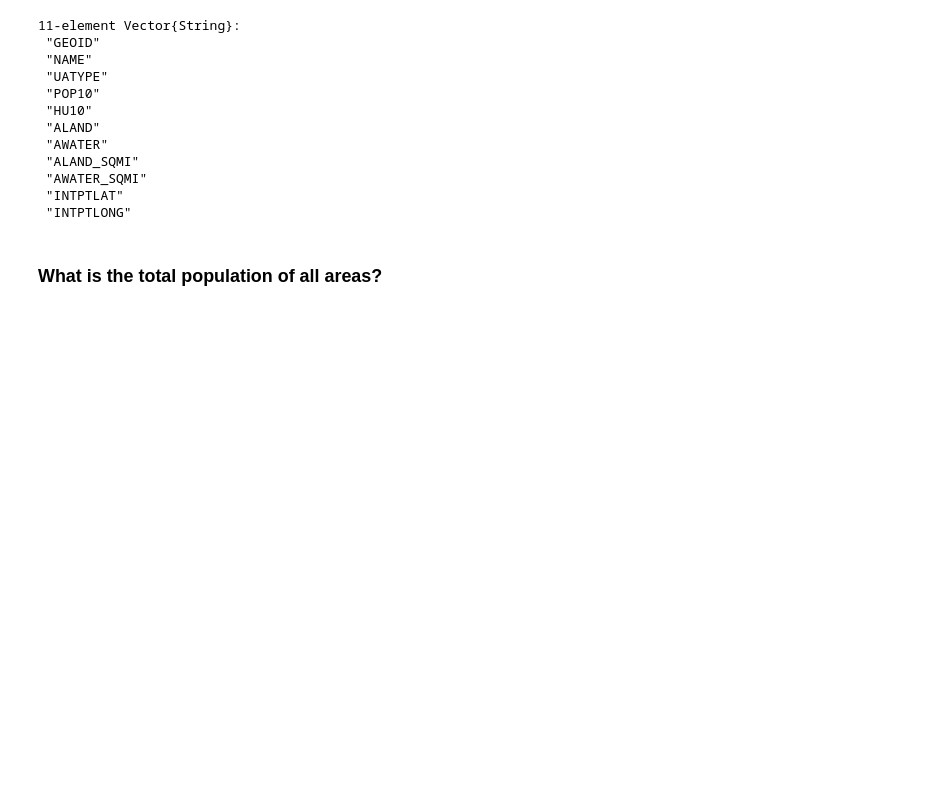
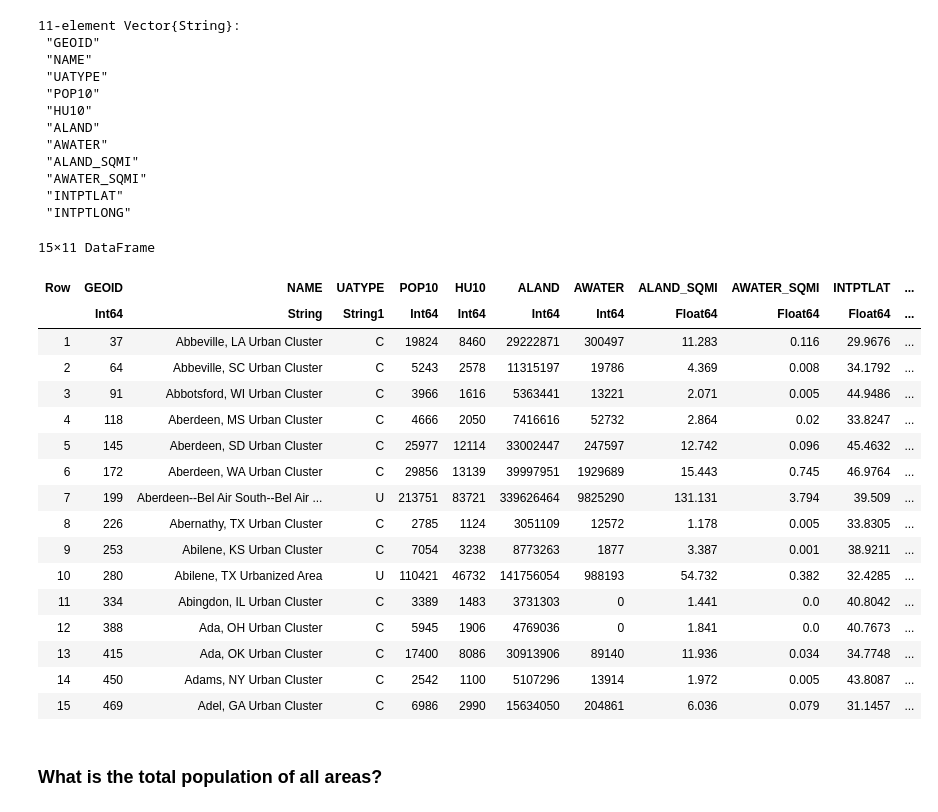
Before and after one commit to pstaabp/sci-comp-book, a Jupyter notebook: julia-output/data-analysis/census.ipynb, the cells around one changed output. Cells and saved outputs as stored; diff of their text form; code cells hidden in the pictures; blank space fills up the shorter version.

```diff
--- a/julia-output/data-analysis/census.ipynb
+++ b/julia-output/data-analysis/census.ipynb
@@ -16,6 +16,27 @@ names(census)
  "AWATER_SQMI"
  "INTPTLAT"
  "INTPTLONG"
+# %%
+first(census,15)
+# %% [output]
+15×11 DataFrame
+| Row | GEOID | NAME | UATYPE | POP10 | HU10 | ALAND | AWATER | ALAND_SQMI | AWATER_SQMI | INTPTLAT | ... |
+|  | Int64 | String | String1 | Int64 | Int64 | Int64 | Int64 | Float64 | Float64 | Float64 | ... |
+| 1 | 37 | Abbeville, LA Urban Cluster | C | 19824 | 8460 | 29222871 | 300497 | 11.283 | 0.116 | 29.9676 | ... |
+| 2 | 64 | Abbeville, SC Urban Cluster | C | 5243 | 2578 | 11315197 | 19786 | 4.369 | 0.008 | 34.1792 | ... |
+| 3 | 91 | Abbotsford, WI Urban Cluster | C | 3966 | 1616 | 5363441 | 13221 | 2.071 | 0.005 | 44.9486 | ... |
+| 4 | 118 | Aberdeen, MS Urban Cluster | C | 4666 | 2050 | 7416616 | 52732 | 2.864 | 0.02 | 33.8247 | ... |
+| 5 | 145 | Aberdeen, SD Urban Cluster | C | 25977 | 12114 | 33002447 | 247597 | 12.742 | 0.096 | 45.4632 | ... |
+| 6 | 172 | Aberdeen, WA Urban Cluster | C | 29856 | 13139 | 39997951 | 1929689 | 15.443 | 0.745 | 46.9764 | ... |
+| 7 | 199 | Aberdeen--Bel Air South--Bel Air ... | U | 213751 | 83721 | 339626464 | 9825290 | 131.131 | 3.794 | 39.509 | ... |
+| 8 | 226 | Abernathy, TX Urban Cluster | C | 2785 | 1124 | 3051109 | 12572 | 1.178 | 0.005 | 33.8305 | ... |
+| 9 | 253 | Abilene, KS Urban Cluster | C | 7054 | 3238 | 8773263 | 1877 | 3.387 | 0.001 | 38.9211 | ... |
+| 10 | 280 | Abilene, TX Urbanized Area | U | 110421 | 46732 | 141756054 | 988193 | 54.732 | 0.382 | 32.4285 | ... |
+| 11 | 334 | Abingdon, IL Urban Cluster | C | 3389 | 1483 | 3731303 | 0 | 1.441 | 0.0 | 40.8042 | ... |
+| 12 | 388 | Ada, OH Urban Cluster | C | 5945 | 1906 | 4769036 | 0 | 1.841 | 0.0 | 40.7673 | ... |
+| 13 | 415 | Ada, OK Urban Cluster | C | 17400 | 8086 | 30913906 | 89140 | 11.936 | 0.034 | 34.7748 | ... |
+| 14 | 450 | Adams, NY Urban Cluster | C | 2542 | 1100 | 5107296 | 13914 | 1.972 | 0.005 | 43.8087 | ... |
+| 15 | 469 | Adel, GA Urban Cluster | C | 6986 | 2990 | 15634050 | 204861 | 6.036 | 0.079 | 31.1457 | ... |
 # %% [markdown]
 ### What is the total population of all areas?
 # %%
```
Also changed, not shown: parts of 23 cells of this notebook, 39 other files.
